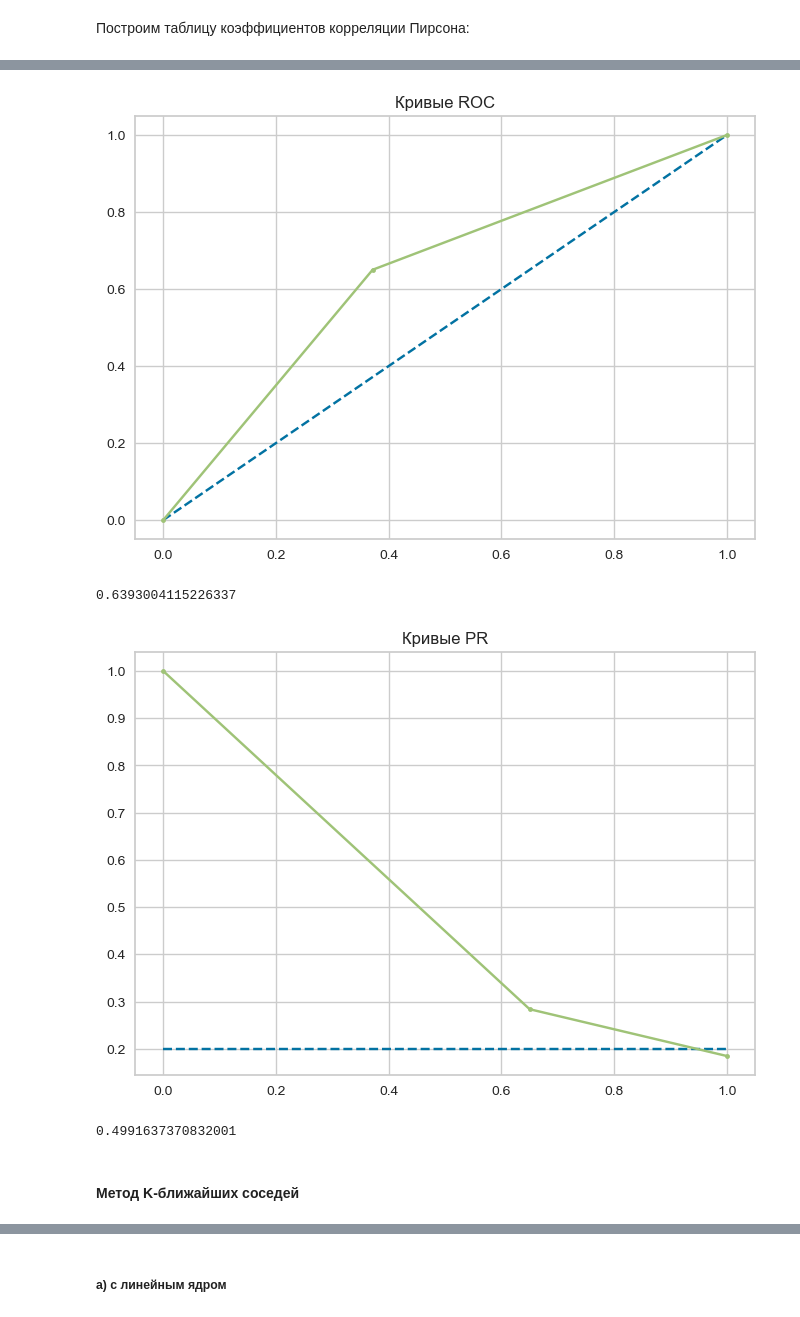
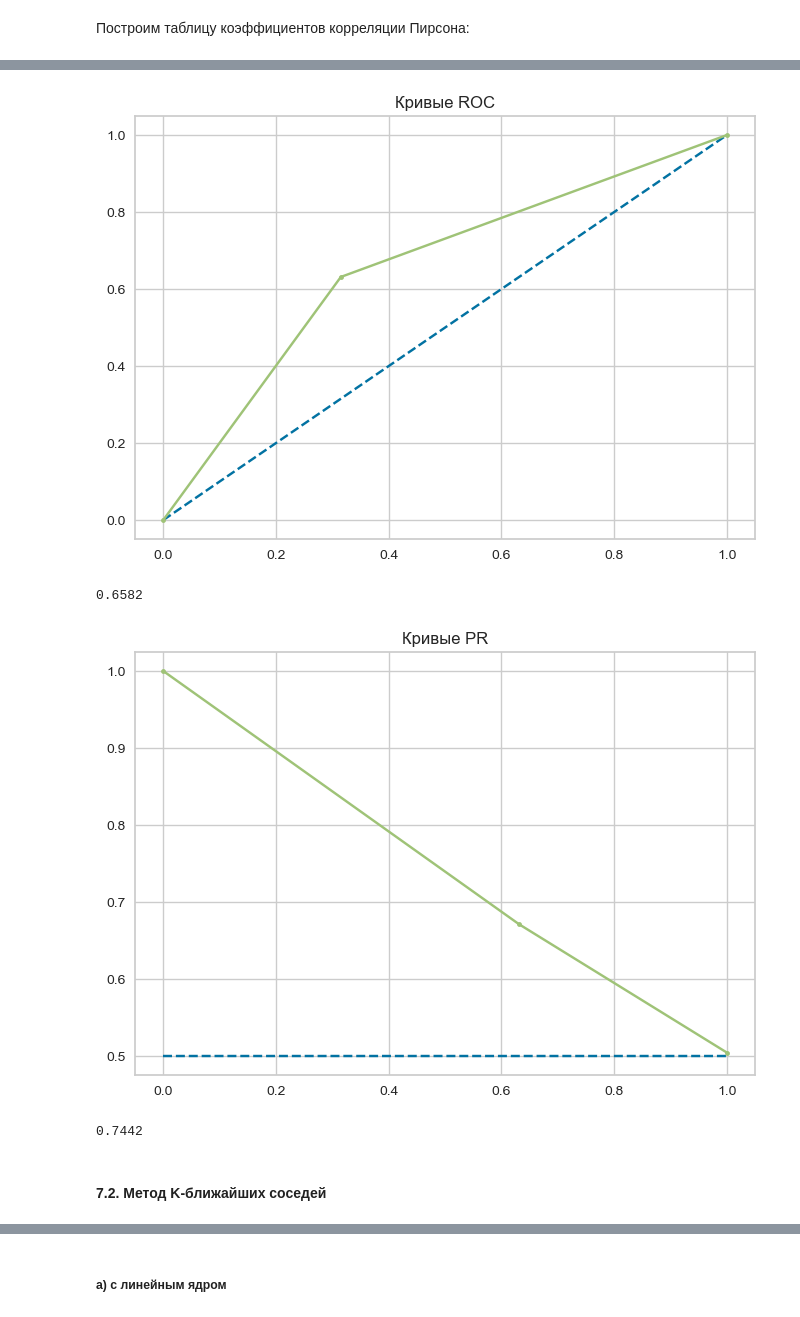
Before and after one commit to mzgnva/credit_scoring_model, a Jupyter notebook: credit_scoring_model.ipynb, the cells around one changed output, grey strips where cells are left out. Drawn from its saved outputs; the diff is of its cells as text; code cells hidden in the pictures.

```diff
--- a/credit_scoring_model.ipynb
+++ b/credit_scoring_model.ipynb
@@ -236,0 +332,3 @@ df.corr()
+# %%
+smote = SMOTE(random_state=42)
+X, y = smote.fit_resample(X0, y0)
@@ -236,0 +345,9 @@ df.corr()
+# %%
+pca = PCA()
+pca.fit(X)
+explained_variance_ratio = pca.explained_variance_ratio_
+plt.plot(range(1, len(explained_variance_ratio) + 1), explained_variance_ratio, marker='o')
+plt.xlabel('Число компонент')
+plt.ylabel('Доля объясненной дисперсии')
+plt.title('График объясненной дисперсии')
+plt.show()
@@ -239,3 +364,0 @@ df.corr()
-# %%
-X = df.drop(columns=['BAD'])
-y = df['BAD']
@@ -246,4 +370 @@ X_train, X_test, y_train, y_test = train_test_split(X, y, test_size=0.2)
-# %%
-smote = SMOTE()
-X_train, y_train = smote.fit_resample(X_train, y_train)
 # %% [markdown]
@@ -278,32 +405,32 @@ Recall score: 0.65
 # %%
-fpr, tpr, _ = sklearn.metrics.roc_curve(y_test, y_pred_lr)
+fpr, tpr, _ = roc_curve(y_test, y_pred_lr)
 plt.plot([0,1], [0,1], linestyle='--')
 plt.plot(fpr, tpr, marker='.')
 plt.title('Кривые ROC')
 plt.show()
 # %% [output]
-[figure, old version]
+[figure, new version]
 # %%
 # площадь под кривыми ROC-AUC
-roc_lr = sklearn.metrics.roc_auc_score(y_test, y_pred_lr); roc_lr
+roc_lr = roc_auc_score(y_test, y_pred_lr); roc_lr.round(4)
 # %% [output]
-0.6393004115226337
+0.6582
 # %%
-precision, recall, _ = sklearn.metrics.precision_recall_curve(y_test, y_pred_lr)
+precision, recall, _ = precision_recall_curve(y_test, y_pred_lr)
 no_skill = len(y[y==1])/len(y)
 plt.plot([0, 1], [no_skill, no_skill], linestyle='--')
 plt.plot(recall, precision, marker='.')
 plt.title('Кривые PR')
 plt.show()
 # %% [output]
-[figure, old version]
+[figure, new version]
 # %%
 # площадь под кривыми PR-AUC
-pr_lr = sklearn.metrics.auc(recall, precision); pr_lr
+pr_lr = auc(recall, precision); pr_lr.round(4)
 # %% [output]
-0.4991637370832001
+0.7442
 # %% [markdown]
-#### Метод K-ближайших соседей
+#### 7.2. Метод K-ближайших соседей
 # %%
 %%time
 knn = KNeighborsClassifier(n_neighbors=3)
```
Also changed, not shown: parts of 210 cells of this notebook.
